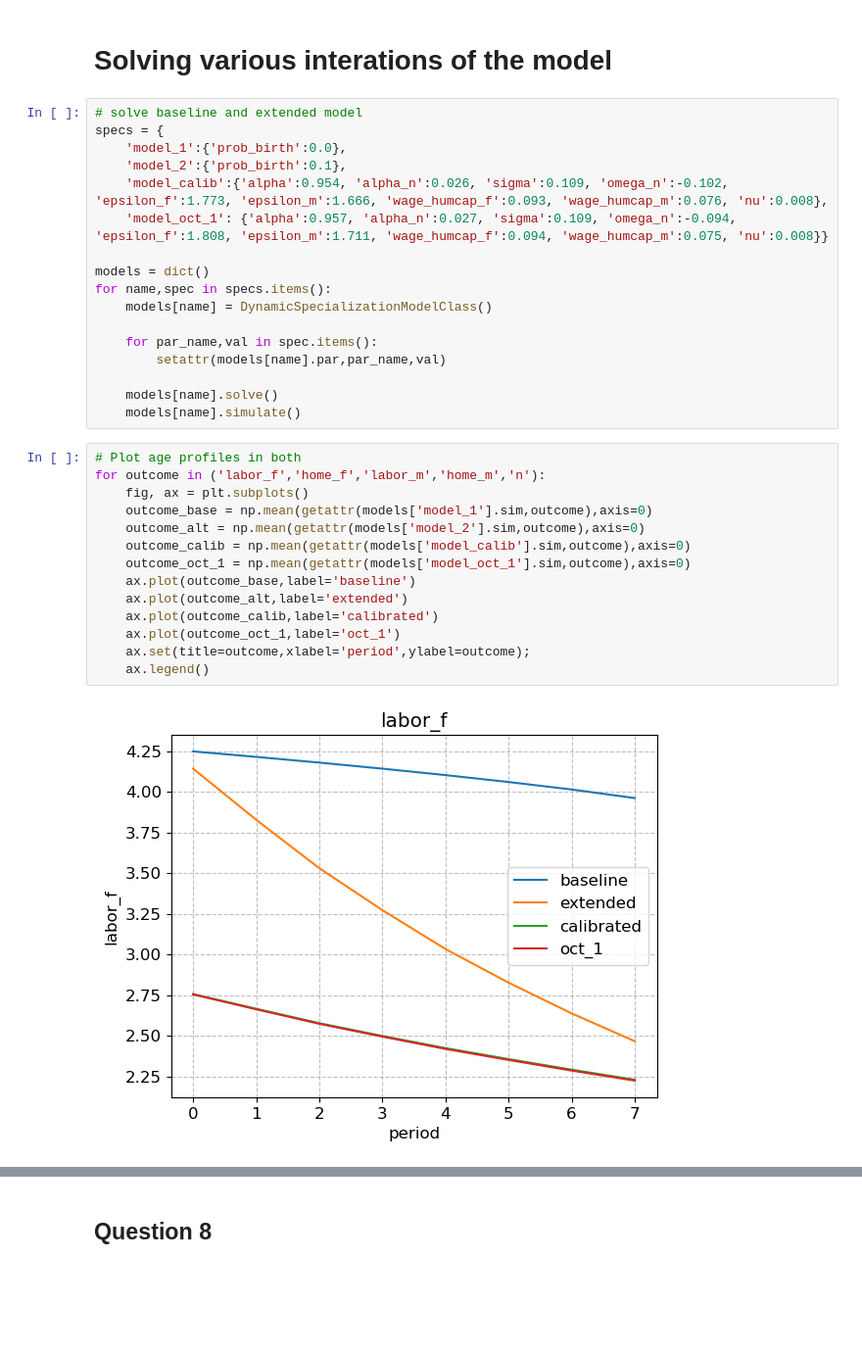
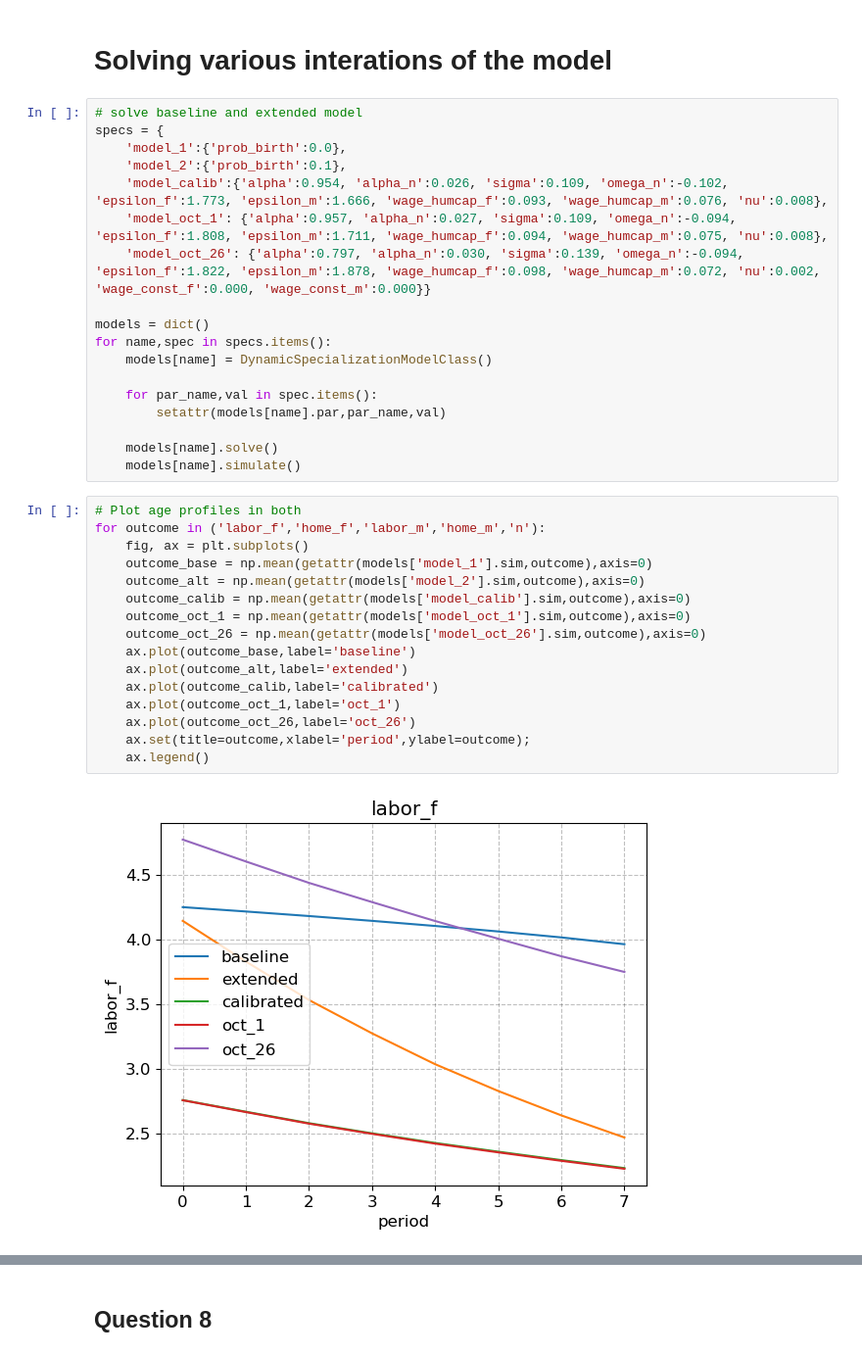
Before and after one commit to clynejj/Public-economics-seminar-project-code, a Jupyter notebook: DynamicSpecialization_post.ipynb, the cells around one changed output, grey strips where cells are left out. Shown at 98% size. Drawn from its saved outputs; the diff is of its cells as text; blank space fills up the shorter version.

```diff
--- a/DynamicSpecialization_post.ipynb
+++ b/DynamicSpecialization_post.ipynb
@@ -37,7 +37,8 @@ specs = {
     'model_1':{'prob_birth':0.0},
     'model_2':{'prob_birth':0.1},
     'model_calib':{'alpha':0.954, 'alpha_n':0.026, 'sigma':0.109, 'omega_n':-0.102, 'epsilon_f':1.773, 'epsilon_m':1.666, 'wage_humcap_f':0.093, 'wage_humcap_m':0.076, 'nu':0.008},
-    'model_oct_1': {'alpha':0.957, 'alpha_n':0.027, 'sigma':0.109, 'omega_n':-0.094, 'epsilon_f':1.808, 'epsilon_m':1.711, 'wage_humcap_f':0.094, 'wage_humcap_m':0.075, 'nu':0.008}}
+    'model_oct_1': {'alpha':0.957, 'alpha_n':0.027, 'sigma':0.109, 'omega_n':-0.094, 'epsilon_f':1.808, 'epsilon_m':1.711, 'wage_humcap_f':0.094, 'wage_humcap_m':0.075, 'nu':0.008},
+    'model_oct_26': {'alpha':0.797, 'alpha_n':0.030, 'sigma':0.139, 'omega_n':-0.094, 'epsilon_f':1.822, 'epsilon_m':1.878, 'wage_humcap_f':0.098, 'wage_humcap_m':0.072, 'nu':0.002, 'wage_const_f':0.000, 'wage_const_m':0.000}}
 
 models = dict()
 for name,spec in specs.items():
@@ -51,16 +52,18 @@ for name,spec in specs.items():
 # %%
 # Plot age profiles in both
 for outcome in ('labor_f','home_f','labor_m','home_m','n'):
     fig, ax = plt.subplots()
     outcome_base = np.mean(getattr(models['model_1'].sim,outcome),axis=0)
     outcome_alt = np.mean(getattr(models['model_2'].sim,outcome),axis=0)
     outcome_calib = np.mean(getattr(models['model_calib'].sim,outcome),axis=0)
     outcome_oct_1 = np.mean(getattr(models['model_oct_1'].sim,outcome),axis=0)
+    outcome_oct_26 = np.mean(getattr(models['model_oct_26'].sim,outcome),axis=0)
     ax.plot(outcome_base,label='baseline')
     ax.plot(outcome_alt,label='extended')
     ax.plot(outcome_calib,label='calibrated')
     ax.plot(outcome_oct_1,label='oct_1')
+    ax.plot(outcome_oct_26,label='oct_26')
     ax.set(title=outcome,xlabel='period',ylabel=outcome);
     ax.legend()
 # %% [output]
-[figure, old version]
+[figure, new version]
```
Also changed, not shown: parts of 12 cells of this notebook.
